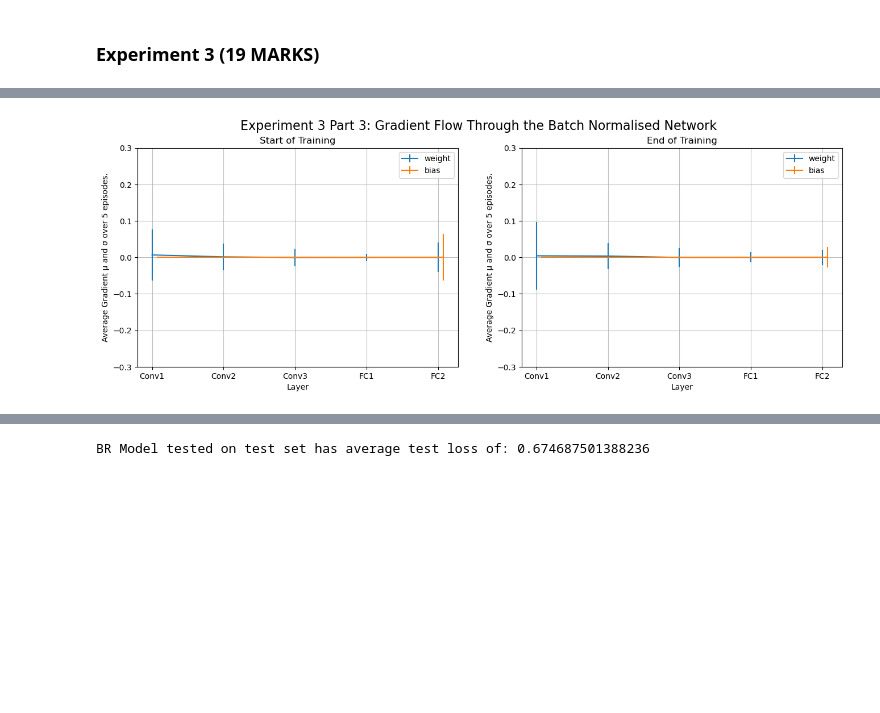
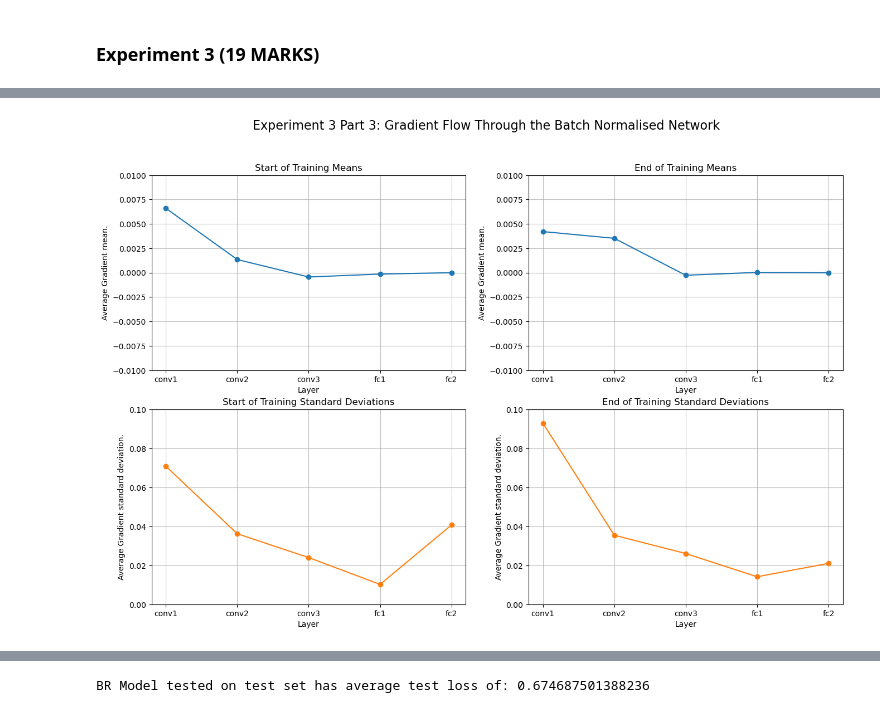
Before and after one commit to Dents6679/cifar10_nn_experiments, a Jupyter notebook: 246518.ipynb, the cells around one changed output, grey strips where cells are left out. Drawn from its saved outputs; the diff is of its cells as text; code cells hidden in the pictures; blank space fills up the shorter version.

```diff
--- a/246518.ipynb
+++ b/246518.ipynb
@@ -2812,19 +2779,19 @@ Results saved to file
 # %%
 ###
 # This code is concerned with displaying the results of the gradient flow of part 3 of experiment 3.
 ###
 
 # Load results from file
 with open("exp3/results/exp3_part_3_results.pkl", "rb") as file:
     exp3_part_3_gradients = pickle.load(file)
 
 # Convert gradients to plot input
 plot_dict = convert_gradients_to_plot_input(exp3_part_3_gradients)
 
 # Display the gradients in plot
-display_gradients_against_layers(plot_dict, "Experiment 3 Part 3: Gradient Flow Through the Batch Normalised Network", 0.3)
+display_gradients_against_layers_2(plot_dict, "Experiment 3 Part 3: Gradient Flow Through the Batch Normalised Network", 0.01, 0.1)
 # %% [output]
-[figure, old version]
+[figure, new version]
 # %%
 ###
 # This cell is concerned with training the model and saving its validation and training losses for part 4 of experiment 3
```
Also changed, not shown: parts of 25 cells of this notebook, 8 other files.
